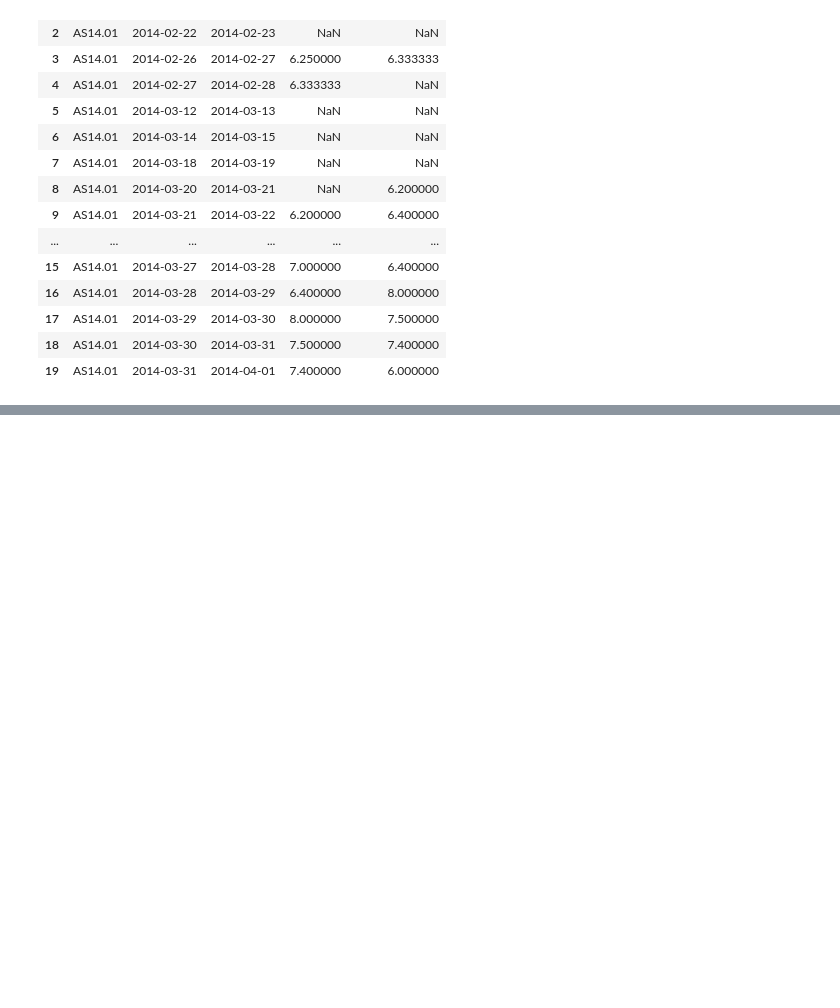
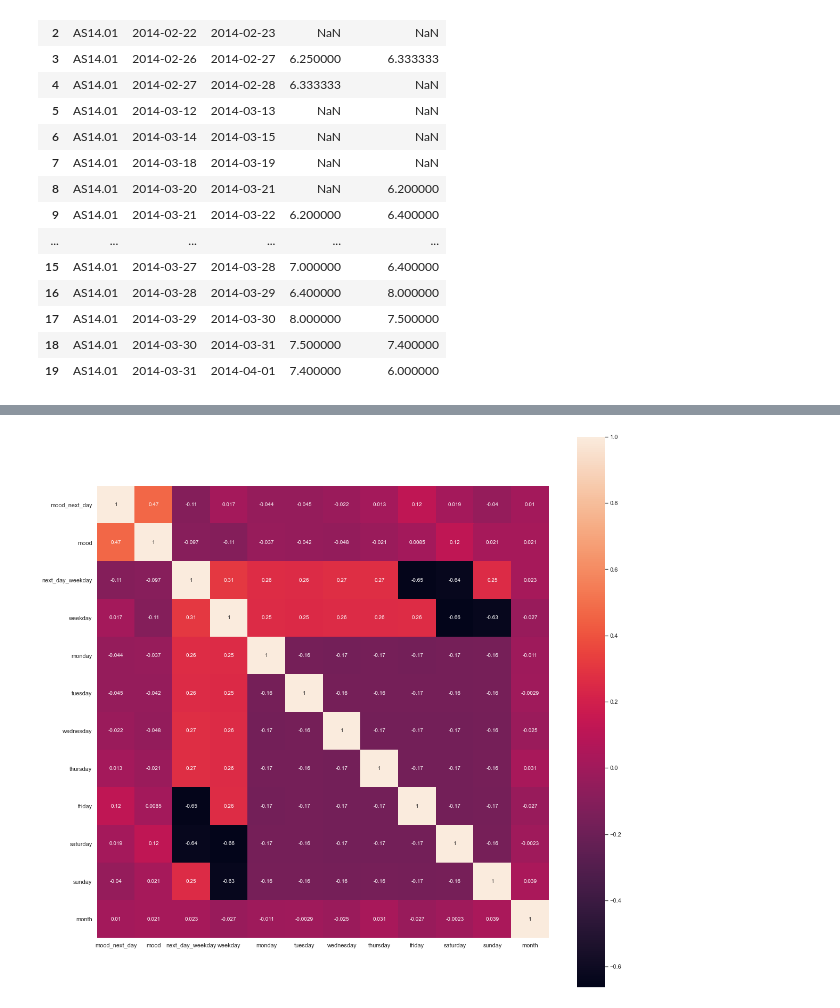
Before and after one commit to susymaijer/DMT, a Jupyter notebook: DM.ipynb, the cells around one changed output, grey strips where cells are left out. Cells and saved outputs as stored; diff of their text form; code cells hidden in the pictures; blank space fills up the shorter version.

Commit message:
types of days and grouping of attributes

```diff
--- a/DM.ipynb
+++ b/DM.ipynb
@@ -737,0 +653,13 @@ fig.savefig('lala.png')
+# %%
+# types of days
+df_new['next_day_weekday'] = df_new['time'].dt.dayofweek.apply(lambda x: 1 if x < 4 or x == 6 else 0)
+df_new['weekday'] = df_new['time'].dt.dayofweek.apply(lambda x: 1 if x < 5 else 0)
+df_new['monday'] = df_new['time'].dt.dayofweek.apply(lambda x: 1 if x == 0 else 0)
+df_new['tuesday'] = df_new['time'].dt.dayofweek.apply(lambda x: 1 if x == 1 else 0)
+df_new['wednesday'] = df_new['time'].dt.dayofweek.apply(lambda x: 1 if x == 2 else 0)
+df_new['thursday'] = df_new['time'].dt.dayofweek.apply(lambda x: 1 if x == 3 else 0)
+df_new['friday'] = df_new['time'].dt.dayofweek.apply(lambda x: 1 if x == 4 else 0)
+df_new['saturday'] = df_new['time'].dt.dayofweek.apply(lambda x: 1 if x == 5 else 0)
+df_new['sunday'] = df_new['time'].dt.dayofweek.apply(lambda x: 1 if x == 6 else 0)
+df_new['month'] = df_new['time'].dt.month
+df_new
@@ -737,0 +680,8 @@ fig.savefig('lala.png')
+# %%
+# corr
+corrmat = df_new.iloc[:, [2, 3, 23, 24, 25, 26, 27, 28, 29, 30, 31, 32]].corr()
+fig, ax = plt.subplots(figsize=(19,19))
+sns.heatmap(corrmat, square=True, annot=True, ax = ax)
+fig.savefig('typesofdays.png')
+# %% [output]
+[figure, added]
```
Also changed, not shown: parts of 36 cells of this notebook, 3 other files.
